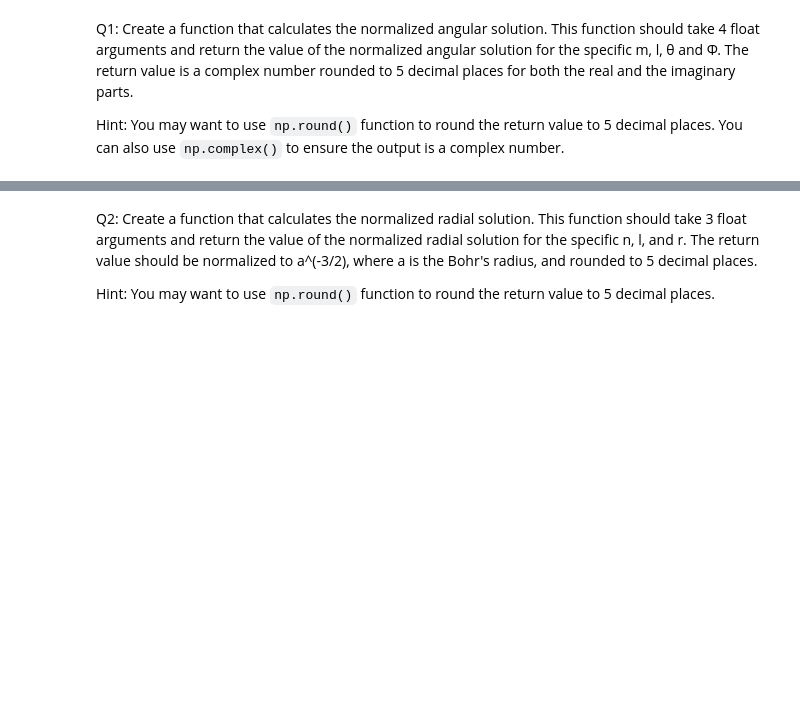
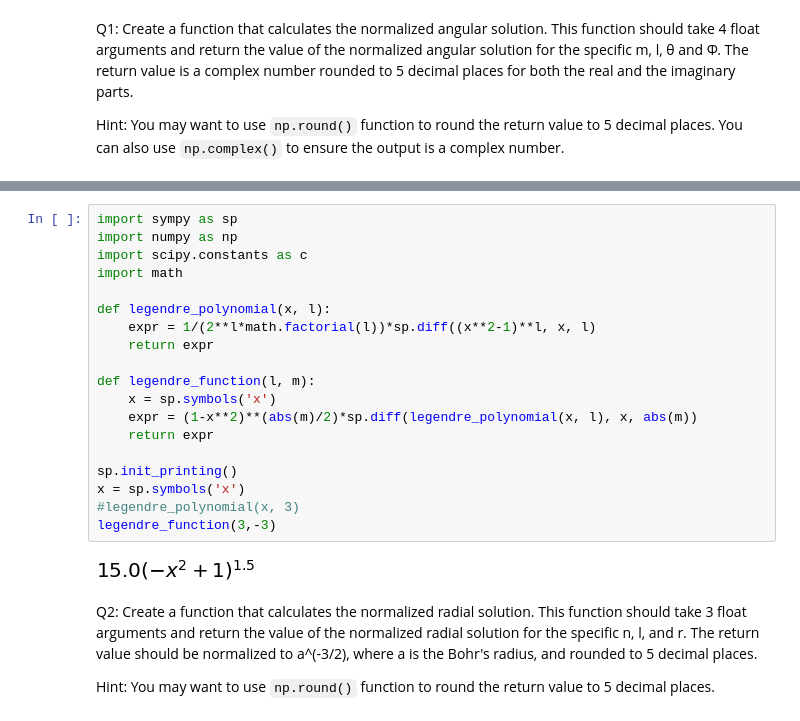
Before and after one commit to Kevinskwk/10.009-Digital-World, a Jupyter notebook: 2D-Assignment/schrodinger-jupyter.ipynb, the cells around one changed output, grey strips where cells are left out. Cells and saved outputs as stored; diff of their text form; blank space fills up the shorter version.

```diff
--- a/2D-Assignment/schrodinger-jupyter-template.ipynb
+++ b/2D-Assignment/schrodinger-jupyter.ipynb
@@ -164,3 +166,24 @@ assert angular_wave_func (0,2,c.pi,0) == (0.63078+0j)
+# %%
+import sympy as sp
+import numpy as np
+import scipy.constants as c
+import math
+
+def legendre_polynomial(x, l):
+    expr = 1/(2**l*math.factorial(l))*sp.diff((x**2-1)**l, x, l)
+    return expr
+
+def legendre_function(l, m):
+    x = sp.symbols('x')
+    expr = (1-x**2)**(abs(m)/2)*sp.diff(legendre_polynomial(x, l), x, abs(m))
+    return expr
+
+sp.init_printing()
+x = sp.symbols('x')
+#legendre_polynomial(x, 3)
+legendre_function(3,-3)
+# %% [output]
+[figure, added]
 # %% [markdown]
 Q2: Create a function that calculates the normalized radial solution. This function should take 3 float arguments and return the value of the normalized radial solution for the specific n, l, and r. The return value should be normalized to a^(-3/2), where a is the Bohr's radius, and rounded to 5 decimal places.
 
```
Also changed, not shown: parts of 5 cells of this notebook, 1 other file.
